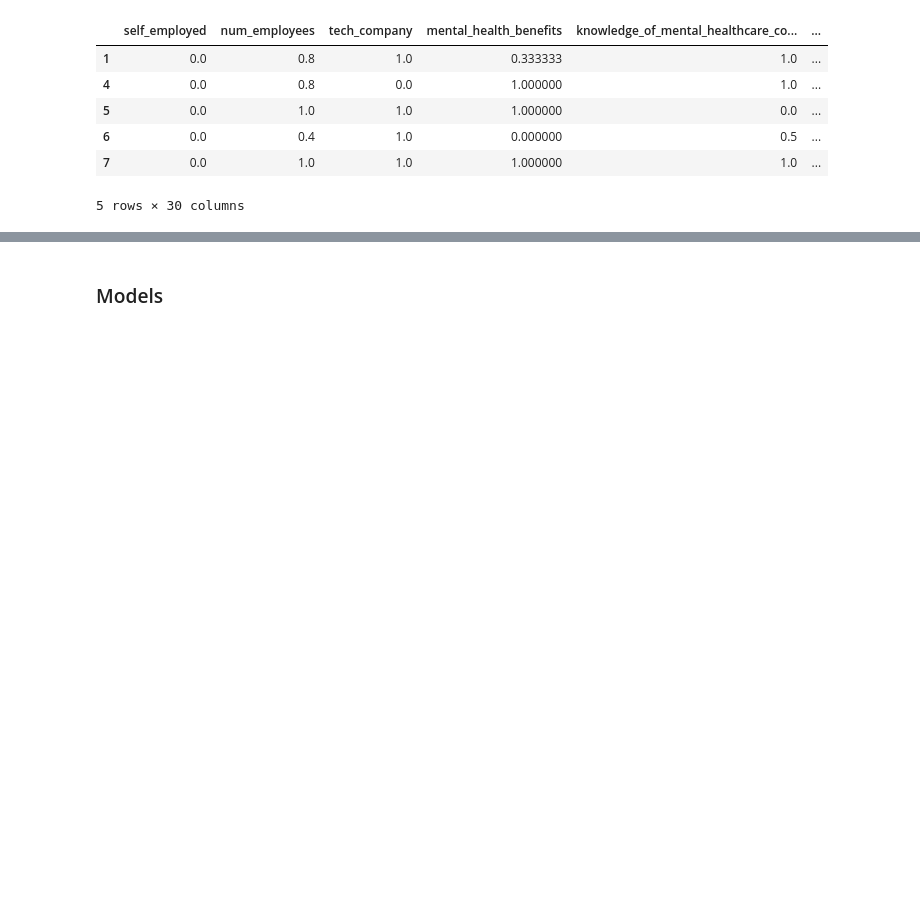
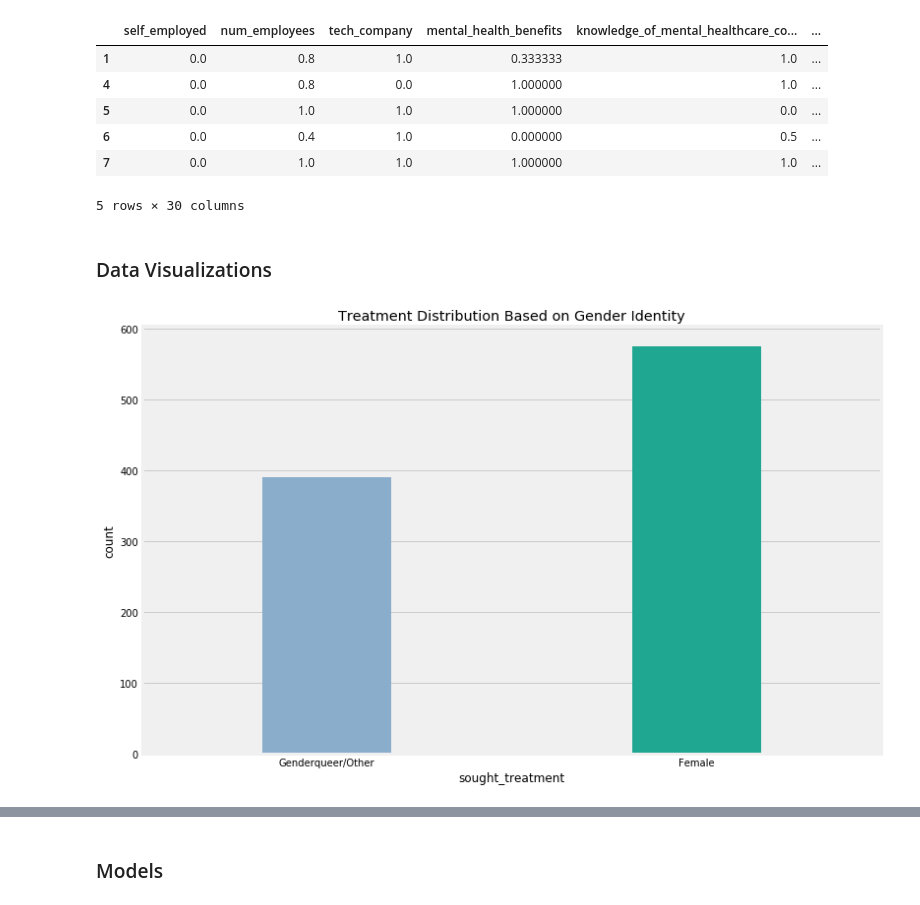
Before and after one commit to elisemd/comp562, a Jupyter notebook: COMP 562 Final Project.ipynb, the cells around one changed output, grey strips where cells are left out. Saved outputs shown, nothing was run; the diff lists cells and outputs as text; code cells hidden in the pictures; blank space fills up the shorter version.

```diff
--- a/COMP 562 Final Project.ipynb
+++ b/COMP 562 Final Project.ipynb
@@ -362,3 +330,29 @@ train_df.head()
 | 6 | 0.0 | 0.4 | 1.0 | 0.000000 | 0.5 | ... |
 | 7 | 0.0 | 1.0 | 1.0 | 1.000000 | 1.0 | ... |
 5 rows × 30 columns
+# %% [markdown]
+### Data Visualizations
+# %%
+import seaborn as sns
+plt.figure(figsize=(12,8))
+labels = dictionary['gender']
+g = sns.countplot(x='sought_treatment', data=train_df, palette=sns.color_palette(['#80add7', '#0abda0']))
+g.set_xticklabels(labels)
+
+def change_width(g, new_value) :
+    for patch in g.patches :
+        current_width = patch.get_width()
+        diff = current_width - new_value
+
+        # we change the bar width
+        patch.set_width(new_value)
+
+        # we recenter the bar
+        patch.set_x(patch.get_x() + diff * .5)
+
+change_width(g, .35)
+
+plt.title('Treatment Distribution Based on Gender Identity')
+plt.show()
+# %% [output]
+[figure, added]
```
Also changed, not shown: parts of 32 cells of this notebook.
